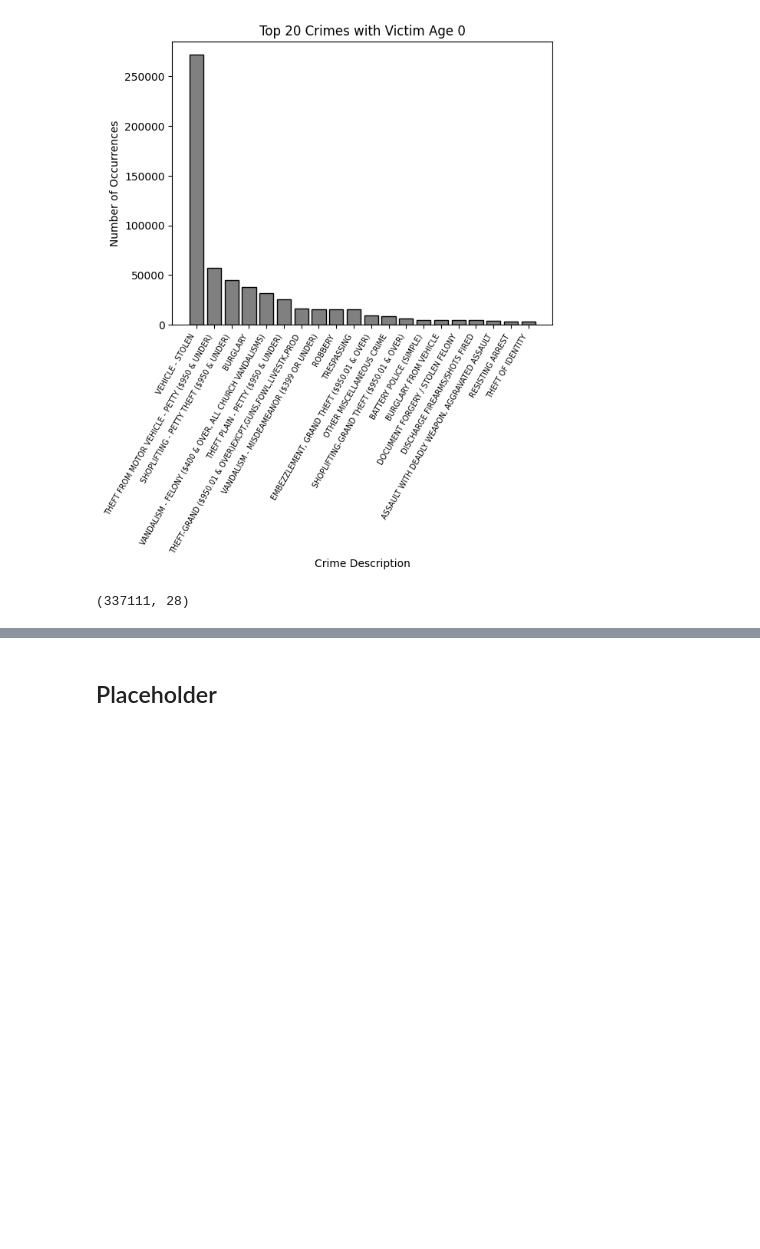
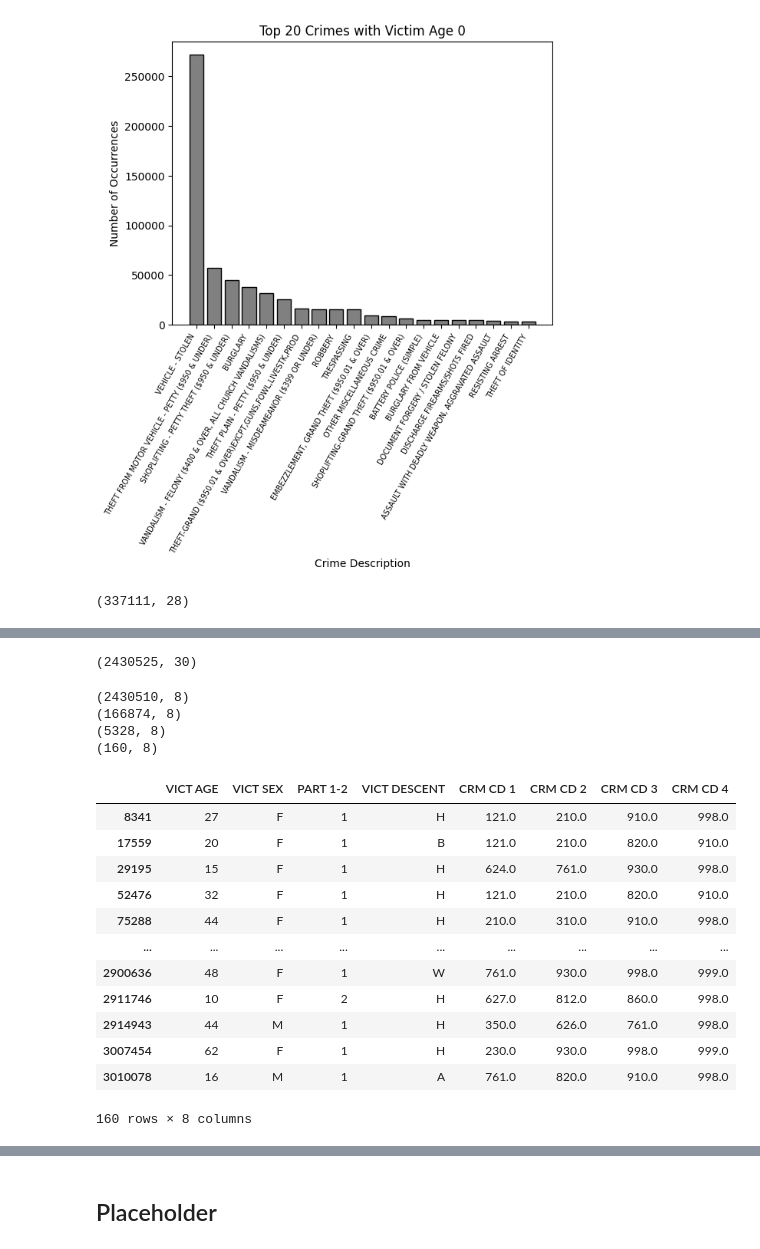
Before and after one commit to trentbrivers/LA_Crime_Data_Mining, a Jupyter notebook: projwork.ipynb, the cells around one changed output, grey strips where cells are left out. Drawn from its saved outputs; the diff is of its cells as text; code cells hidden in the pictures; blank space fills up the shorter version.

```diff
--- a/projwork.ipynb
+++ b/projwork.ipynb
@@ -360,0 +384,33 @@ test_df[test_df['DATE RPTD'].dt.month == 12]
+# %%
+demo_df =  data_df[(data_df['VICT AGE'] > 0) & (data_df['VICT SEX'].notna()) & (data_df['VICT DESCENT'].notna())].copy()
+demo_df = demo_df[(demo_df['VICT SEX'] == "M") | (demo_df['VICT SEX'] == "F")]
+# %%
+demo_df.shape
+# %% [output]
+(2430525, 30)
+# %%
+demo_df = demo_df[['VICT AGE', 'VICT SEX', 'PART 1-2', 'VICT DESCENT', 'CRM CD 1', 'CRM CD 2', 'CRM CD 3', 'CRM CD 4']]
+# %%
+for i in ['CRM CD 1', 'CRM CD 2', 'CRM CD 3', 'CRM CD 4']:
+    print(demo_df[demo_df[i].notna()].shape)
+# %% [output]
+(2430510, 8)
+(166874, 8)
+(5328, 8)
+(160, 8)
+# %%
+demo_df[demo_df['CRM CD 4'].notna()]
+# %% [output]
+|  | VICT AGE | VICT SEX | PART 1-2 | VICT DESCENT | CRM CD 1 | CRM CD 2 | CRM CD 3 | CRM CD 4 |
+| 8341 | 27 | F | 1 | H | 121.0 | 210.0 | 910.0 | 998.0 |
+| 17559 | 20 | F | 1 | B | 121.0 | 210.0 | 820.0 | 910.0 |
+| 29195 | 15 | F | 1 | H | 624.0 | 761.0 | 930.0 | 998.0 |
+| 52476 | 32 | F | 1 | H | 121.0 | 210.0 | 820.0 | 910.0 |
+| 75288 | 44 | F | 1 | H | 210.0 | 310.0 | 910.0 | 998.0 |
+| ... | ... | ... | ... | ... | ... | ... | ... | ... |
+| 2900636 | 48 | F | 1 | W | 761.0 | 930.0 | 998.0 | 999.0 |
+| 2911746 | 10 | F | 2 | H | 627.0 | 812.0 | 860.0 | 998.0 |
+| 2914943 | 44 | M | 1 | H | 350.0 | 626.0 | 761.0 | 998.0 |
+| 3007454 | 62 | F | 1 | H | 230.0 | 930.0 | 998.0 | 999.0 |
+| 3010078 | 16 | M | 1 | A | 761.0 | 820.0 | 910.0 | 998.0 |
+160 rows × 8 columns
```
Also changed, not shown: parts of 40 cells of this notebook.
